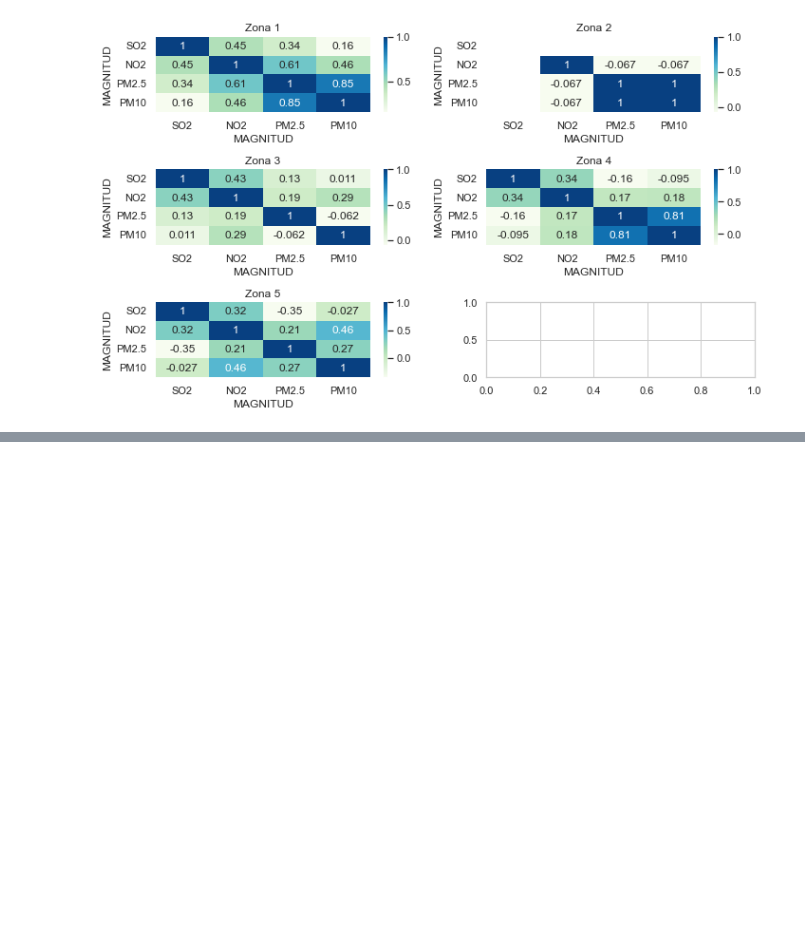
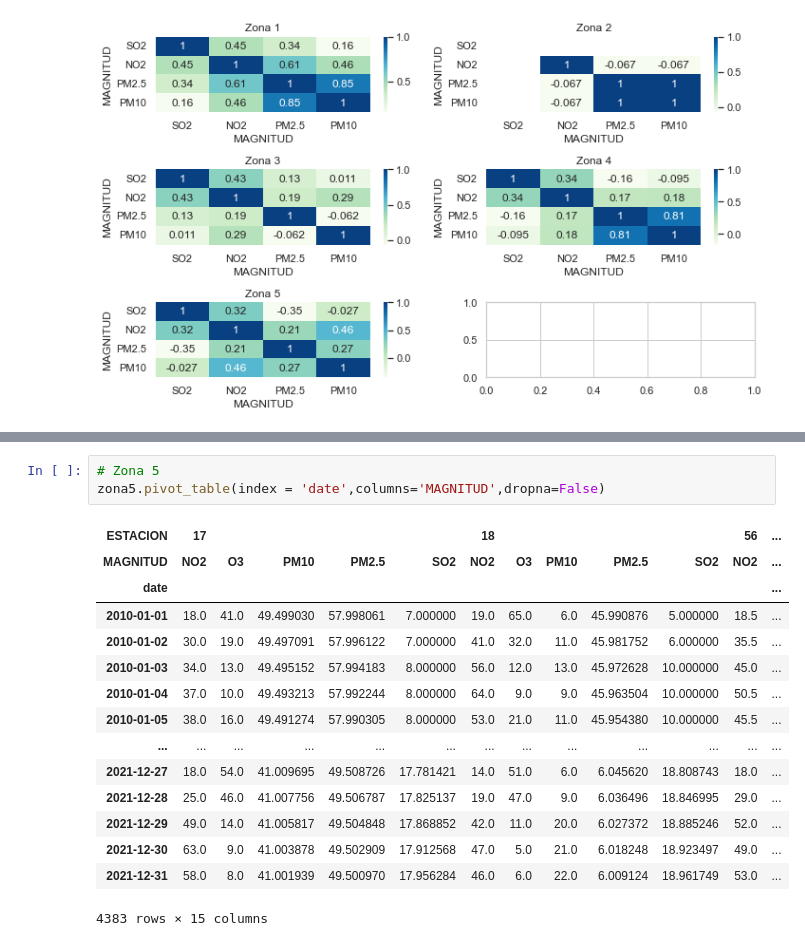
Before and after one commit to sofiamacein/TFG-Calidad-Aire-Madrid, a Jupyter notebook: TFG. CALIDAD AIRE MADRID_EDA.ipynb, the cells around one changed output, grey strips where cells are left out. Saved outputs shown, nothing was run; the diff lists cells and outputs as text; blank space fills up the shorter version.

```diff
--- a/TFG. CALIDAD AIRE MADRID_EDA.ipynb
+++ b/TFG. CALIDAD AIRE MADRID_EDA.ipynb
@@ -829,0 +918,19 @@ plt.show()
+# %%
+# Zona 5
+zona5.pivot_table(index = 'date',columns='MAGNITUD',dropna=False)
+# %% [output]
+| ESTACION | 17 |  |  |  |  | 18 |  |  |  |  | 56 | ... |
+| MAGNITUD | NO2 | O3 | PM10 | PM2.5 | SO2 | NO2 | O3 | PM10 | PM2.5 | SO2 | NO2 | ... |
+| date |  |  |  |  |  |  |  |  |  |  |  | ... |
+| 2010-01-01 | 18.0 | 41.0 | 49.499030 | 57.998061 | 7.000000 | 19.0 | 65.0 | 6.0 | 45.990876 | 5.000000 | 18.5 | ... |
+| 2010-01-02 | 30.0 | 19.0 | 49.497091 | 57.996122 | 7.000000 | 41.0 | 32.0 | 11.0 | 45.981752 | 6.000000 | 35.5 | ... |
+| 2010-01-03 | 34.0 | 13.0 | 49.495152 | 57.994183 | 8.000000 | 56.0 | 12.0 | 13.0 | 45.972628 | 10.000000 | 45.0 | ... |
+| 2010-01-04 | 37.0 | 10.0 | 49.493213 | 57.992244 | 8.000000 | 64.0 | 9.0 | 9.0 | 45.963504 | 10.000000 | 50.5 | ... |
+| 2010-01-05 | 38.0 | 16.0 | 49.491274 | 57.990305 | 8.000000 | 53.0 | 21.0 | 11.0 | 45.954380 | 10.000000 | 45.5 | ... |
+| ... | ... | ... | ... | ... | ... | ... | ... | ... | ... | ... | ... | ... |
+| 2021-12-27 | 18.0 | 54.0 | 41.009695 | 49.508726 | 17.781421 | 14.0 | 51.0 | 6.0 | 6.045620 | 18.808743 | 18.0 | ... |
+| 2021-12-28 | 25.0 | 46.0 | 41.007756 | 49.506787 | 17.825137 | 19.0 | 47.0 | 9.0 | 6.036496 | 18.846995 | 29.0 | ... |
+| 2021-12-29 | 49.0 | 14.0 | 41.005817 | 49.504848 | 17.868852 | 42.0 | 11.0 | 20.0 | 6.027372 | 18.885246 | 52.0 | ... |
+| 2021-12-30 | 63.0 | 9.0 | 41.003878 | 49.502909 | 17.912568 | 47.0 | 5.0 | 21.0 | 6.018248 | 18.923497 | 49.0 | ... |
+| 2021-12-31 | 58.0 | 8.0 | 41.001939 | 49.500970 | 17.956284 | 46.0 | 6.0 | 22.0 | 6.009124 | 18.961749 | 53.0 | ... |
+4383 rows × 15 columns
```
Also changed, not shown: parts of 10 cells of this notebook.
